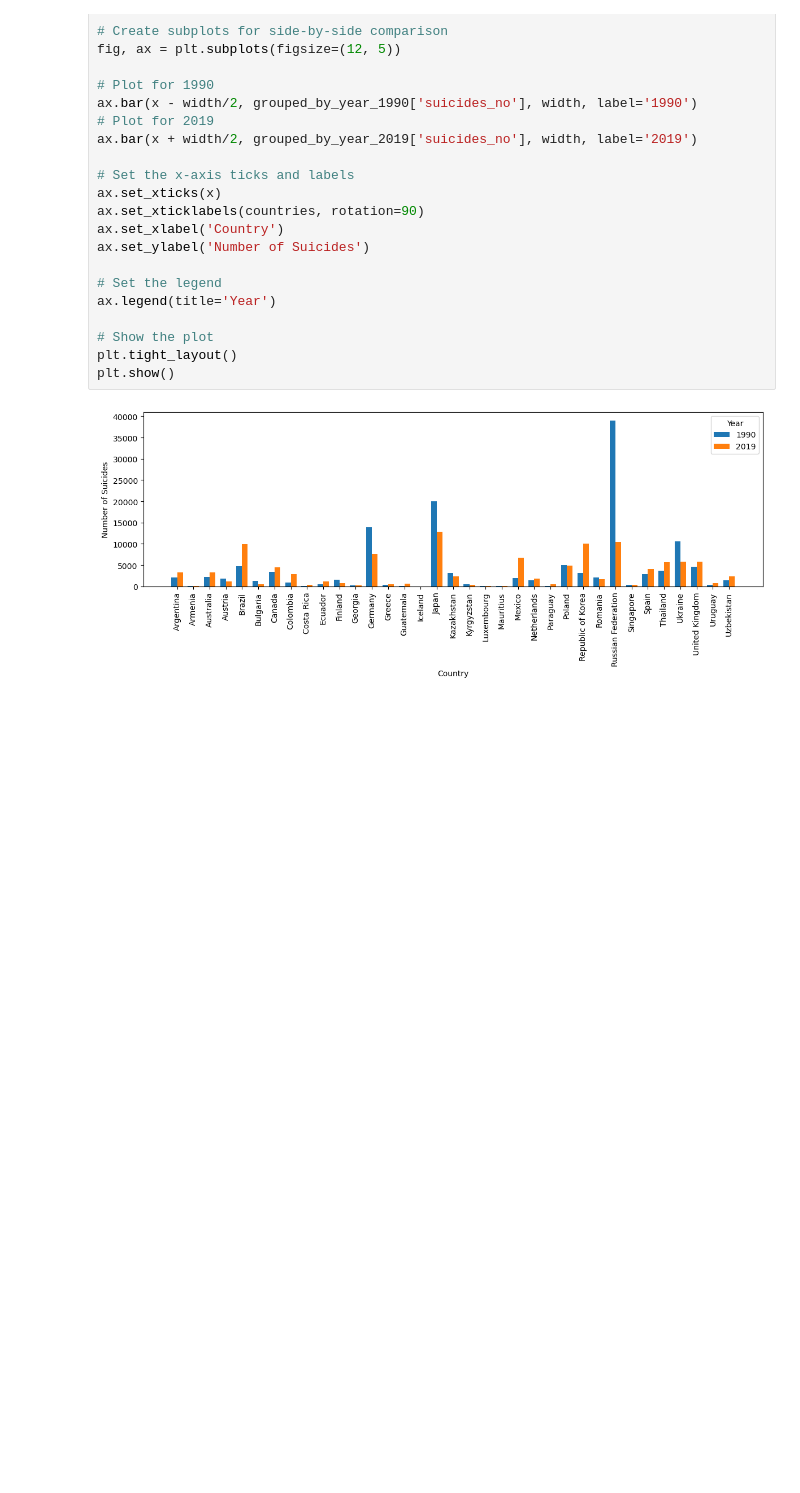
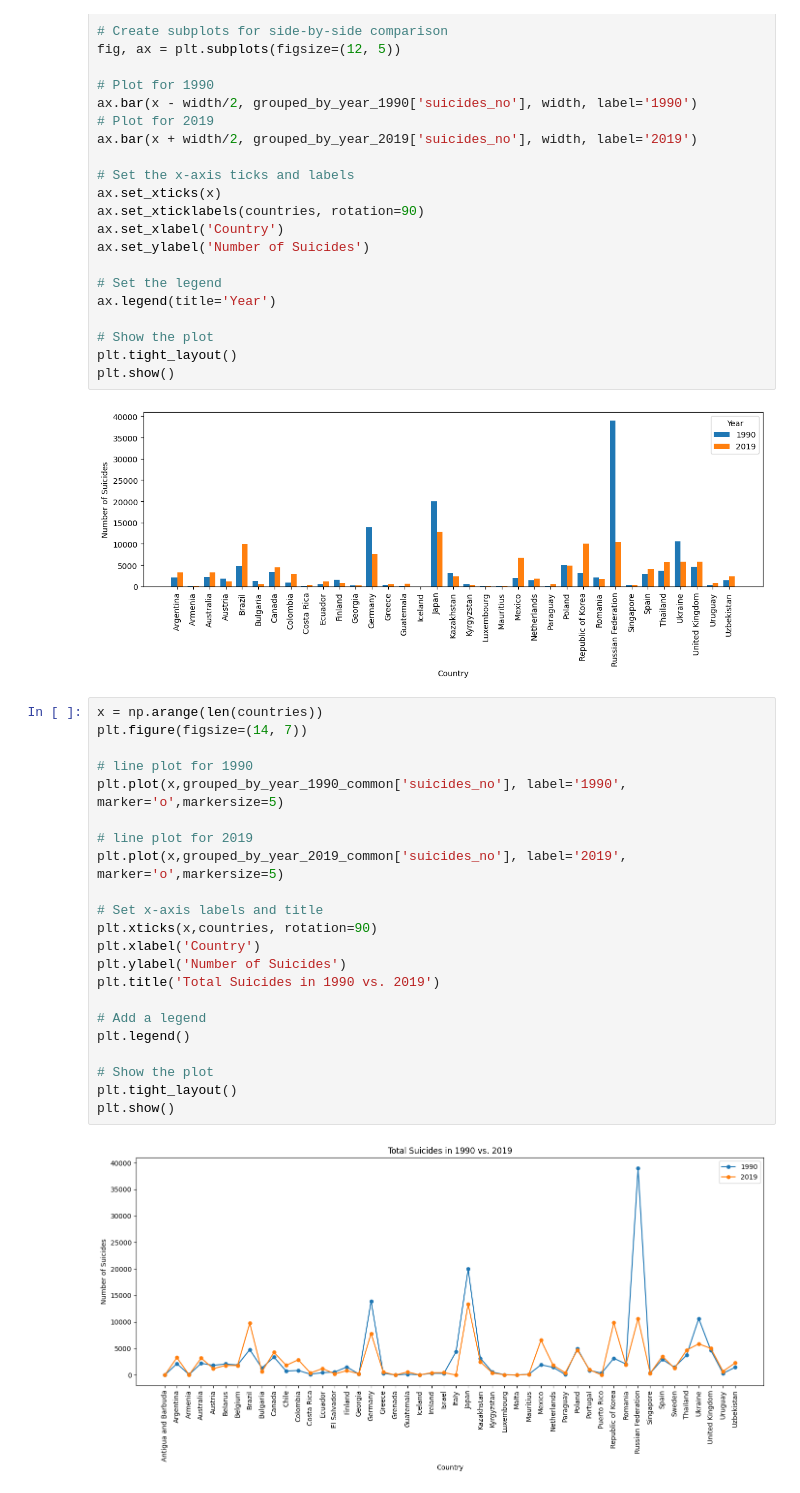
Before and after one commit to DayanaIm/Project-1-bootcamp, a Jupyter notebook: main_file.ipynb, the cells around one changed output. Cells and saved outputs as stored; diff of their text form; blank space fills up the shorter version.

Commit message:
line graph

```diff
--- a/main_file.ipynb
+++ b/main_file.ipynb
@@ -215,3 +215,27 @@ plt.tight_layout()
 plt.show()
 # %% [output]
 [figure]
+# %%
+x = np.arange(len(countries))
+plt.figure(figsize=(14, 7))
+
+# line plot for 1990
+plt.plot(x,grouped_by_year_1990_common['suicides_no'], label='1990', marker='o',markersize=5)
+
+# line plot for 2019
+plt.plot(x,grouped_by_year_2019_common['suicides_no'], label='2019', marker='o',markersize=5)
+
+# Set x-axis labels and title
+plt.xticks(x,countries, rotation=90)
+plt.xlabel('Country')
+plt.ylabel('Number of Suicides')
+plt.title('Total Suicides in 1990 vs. 2019')
+
+# Add a legend
+plt.legend()
+
+# Show the plot
+plt.tight_layout()
+plt.show()
+# %% [output]
+[figure, added]
```
